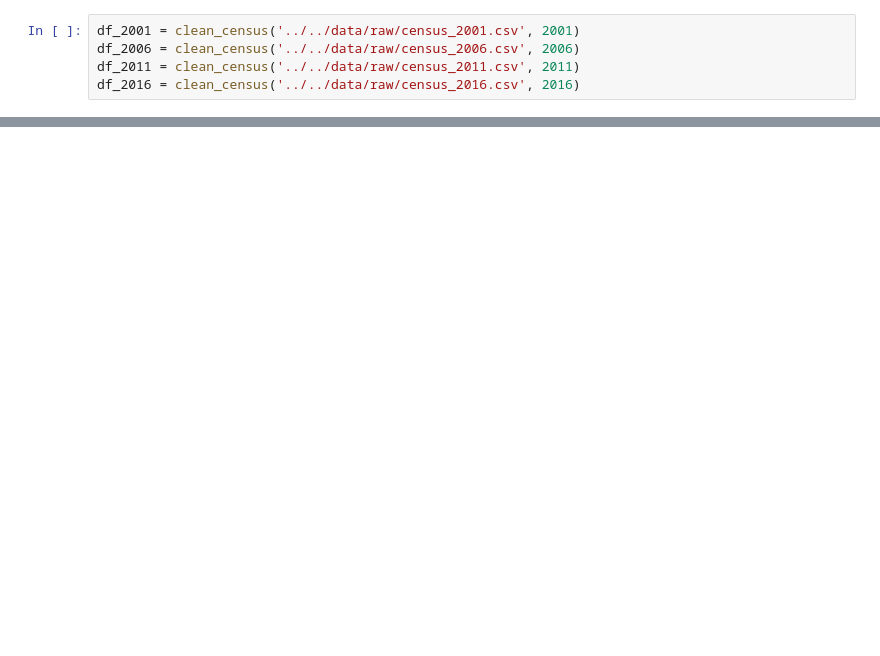
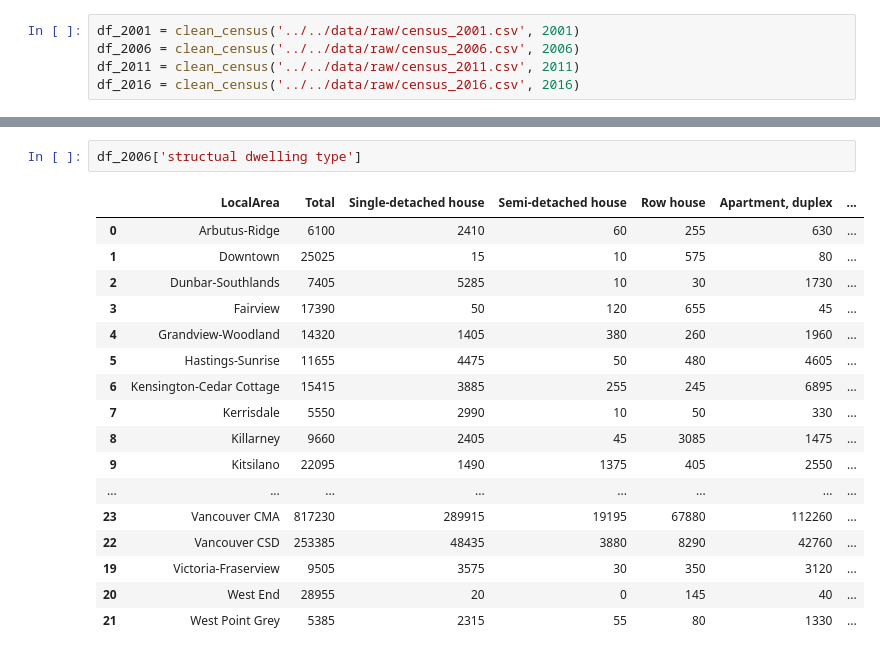
Before and after one commit to aakanksha023/EVAN, a Jupyter notebook: src/02_clean_wrangle/clean_census_data.ipynb, the cells around one changed output, grey strips where cells are left out. Saved outputs shown, nothing was run; the diff lists cells and outputs as text; blank space fills up the shorter version.

```diff
--- a/src/02_clean_wrangle/clean_census_data.ipynb
+++ b/src/02_clean_wrangle/clean_census_data.ipynb
@@ -647,0 +1290,20 @@ df_2011['Total children in census families in private households'].head(2)
+# %%
+df_2006['structual dwelling type']
+# %% [output]
+|  | LocalArea | Total | Single-detached house | Semi-detached house | Row house | Apartment, duplex | ... |
+| 0 | Arbutus-Ridge | 6100 | 2410 | 60 | 255 | 630 | ... |
+| 1 | Downtown | 25025 | 15 | 10 | 575 | 80 | ... |
+| 2 | Dunbar-Southlands | 7405 | 5285 | 10 | 30 | 1730 | ... |
+| 3 | Fairview | 17390 | 50 | 120 | 655 | 45 | ... |
+| 4 | Grandview-Woodland | 14320 | 1405 | 380 | 260 | 1960 | ... |
+| 5 | Hastings-Sunrise | 11655 | 4475 | 50 | 480 | 4605 | ... |
+| 6 | Kensington-Cedar Cottage | 15415 | 3885 | 255 | 245 | 6895 | ... |
+| 7 | Kerrisdale | 5550 | 2990 | 10 | 50 | 330 | ... |
+| 8 | Killarney | 9660 | 2405 | 45 | 3085 | 1475 | ... |
+| 9 | Kitsilano | 22095 | 1490 | 1375 | 405 | 2550 | ... |
+| ... | ... | ... | ... | ... | ... | ... | ... |
+| 23 | Vancouver CMA | 817230 | 289915 | 19195 | 67880 | 112260 | ... |
+| 22 | Vancouver CSD | 253385 | 48435 | 3880 | 8290 | 42760 | ... |
+| 19 | Victoria-Fraserview | 9505 | 3575 | 30 | 350 | 3120 | ... |
+| 20 | West End | 28955 | 20 | 0 | 145 | 40 | ... |
+| 21 | West Point Grey | 5385 | 2315 | 55 | 80 | 1330 | ... |
```
Also changed, not shown: parts of 94 cells of this notebook.
